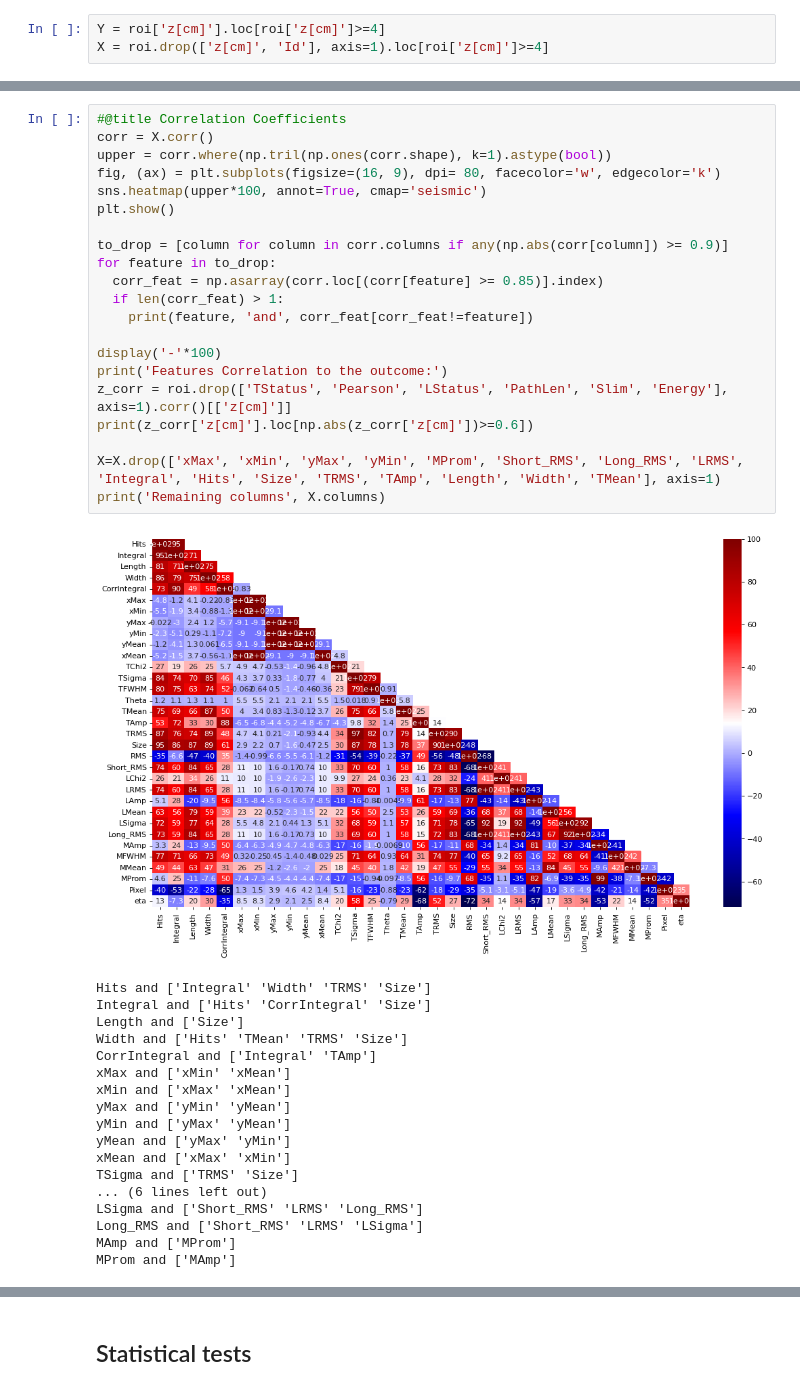
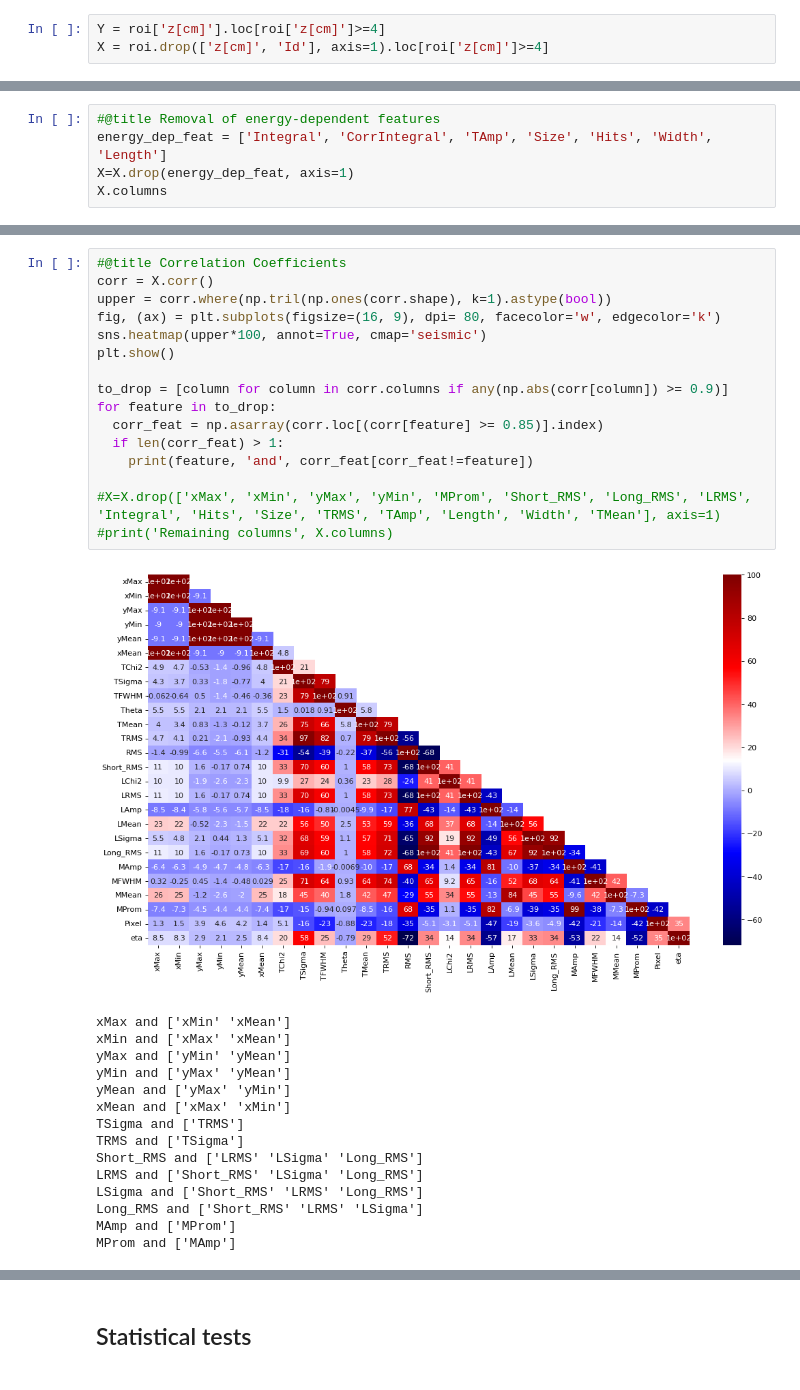
Before and after one commit to RitaROK/Analysis, a Jupyter notebook: Estimation_of_z.ipynb, the cells around one changed output, grey strips where cells are left out. Cells and saved outputs as stored; diff of their text form.

```diff
--- a/Estimation_of_z.ipynb
+++ b/Estimation_of_z.ipynb
@@ -210,0 +209,5 @@ X = roi.drop(['z[cm]', 'Id'], axis=1).loc[roi['z[cm]']>=4]
+# %%
+#@title Removal of energy-dependent features
+energy_dep_feat = ['Integral', 'CorrIntegral', 'TAmp', 'Size', 'Hits', 'Width', 'Length']
+X=X.drop(energy_dep_feat, axis=1)
+X.columns
@@ -244,39 +259,31 @@ Selected columns: Index(['Hits', 'Integral', 'Length', 'Width', 'CorrIntegral',
 # %%
 #@title Correlation Coefficients
 corr = X.corr()
 upper = corr.where(np.tril(np.ones(corr.shape), k=1).astype(bool))
 fig, (ax) = plt.subplots(figsize=(16, 9), dpi= 80, facecolor='w', edgecolor='k')
 sns.heatmap(upper*100, annot=True, cmap='seismic')
 plt.show()
 
 to_drop = [column for column in corr.columns if any(np.abs(corr[column]) >= 0.9)]
 for feature in to_drop:
   corr_feat = np.asarray(corr.loc[(corr[feature] >= 0.85)].index)
   if len(corr_feat) > 1:
     print(feature, 'and', corr_feat[corr_feat!=feature])
 
-display('-'*100)
-print('Features Correlation to the outcome:')
-z_corr = roi.drop(['TStatus', 'Pearson', 'LStatus', 'PathLen', 'Slim', 'Energy'], axis=1).corr()[['z[cm]']]
-print(z_corr['z[cm]'].loc[np.abs(z_corr['z[cm]'])>=0.6])
-
-X=X.drop(['xMax', 'xMin', 'yMax', 'yMin', 'MProm', 'Short_RMS', 'Long_RMS', 'LRMS', 'Integral', 'Hits', 'Size', 'TRMS', 'TAmp', 'Length', 'Width', 'TMean'], axis=1)
-print('Remaining columns', X.columns)
+#X=X.drop(['xMax', 'xMin', 'yMax', 'yMin', 'MProm', 'Short_RMS', 'Long_RMS', 'LRMS', 'Integral', 'Hits', 'Size', 'TRMS', 'TAmp', 'Length', 'Width', 'TMean'], axis=1)
+#print('Remaining columns', X.columns)
 # %% [output]
-[figure, old version]
+[figure, new version]
-Hits and ['Integral' 'Width' 'TRMS' 'Size']
-Integral and ['Hits' 'CorrIntegral' 'Size']
-Length and ['Size']
-Width and ['Hits' 'TMean' 'TRMS' 'Size']
-CorrIntegral and ['Integral' 'TAmp']
 xMax and ['xMin' 'xMean']
 xMin and ['xMax' 'xMean']
 yMax and ['yMin' 'yMean']
 yMin and ['yMax' 'yMean']
 yMean and ['yMax' 'yMin']
 xMean and ['xMax' 'xMin']
-TSigma and ['TRMS' 'Size']
-... (6 lines left out)
+TSigma and ['TRMS']
+TRMS and ['TSigma']
+Short_RMS and ['LRMS' 'LSigma' 'Long_RMS']
+LRMS and ['Short_RMS' 'LSigma' 'Long_RMS']
 LSigma and ['Short_RMS' 'LRMS' 'Long_RMS']
 Long_RMS and ['Short_RMS' 'LRMS' 'LSigma']
 MAmp and ['MProm']
```
Also changed, not shown: parts of 141 cells of this notebook.
